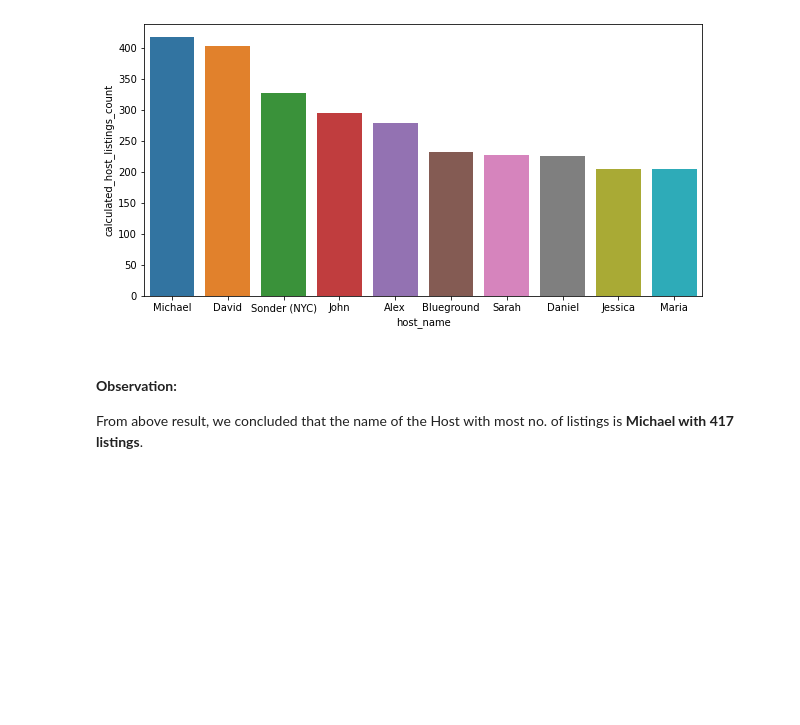
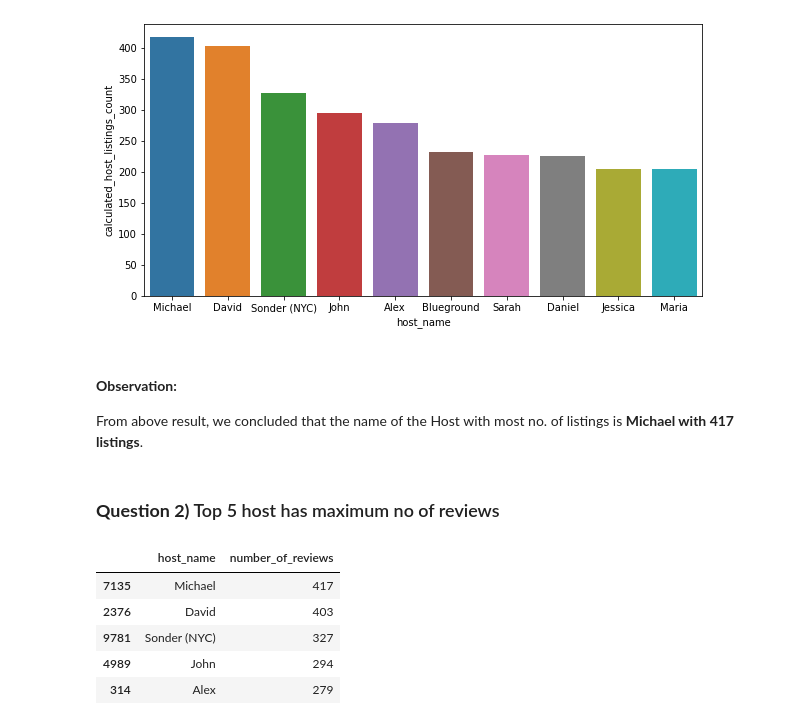
Before and after one commit to AshishMekhe/Capstone-Project-Airbnb-Data-Analysis, a Jupyter notebook: Airbnb_Bookings_Analysis_Capstone_Project.ipynb, the cells around one changed output. Drawn from its saved outputs; the diff is of its cells as text; code cells hidden in the pictures; blank space fills up the shorter version.

```diff
--- a/Airbnb_Bookings_Analysis_Capstone_Project.ipynb
+++ b/Airbnb_Bookings_Analysis_Capstone_Project.ipynb
@@ -226,3 +226,17 @@ sns.barplot(x="host_name",y='calculated_host_listings_count',data = top_10_hosts
 #### **Observation:**
 From above result, we concluded that the name of the Host with most no. of listings is
 **Michael with 417 listings**.
+# %% [markdown]
+### **Question 2)** Top 5 host has maximum no of reviews
+# %%
+# Finding top 5 host which has maximum no of reviews
+max_review = airbnb_data.groupby(["host_name"]).count()['number_of_reviews'].reset_index()
+max_review = max_review.sort_values(by=['number_of_reviews'], ascending=False).head(5)
+max_review
+# %% [output]
+|  | host_name | number_of_reviews |
+| 7135 | Michael | 417 |
+| 2376 | David | 403 |
+| 9781 | Sonder (NYC) | 327 |
+| 4989 | John | 294 |
+| 314 | Alex | 279 |
```
Also changed, not shown: parts of 3 cells of this notebook.
